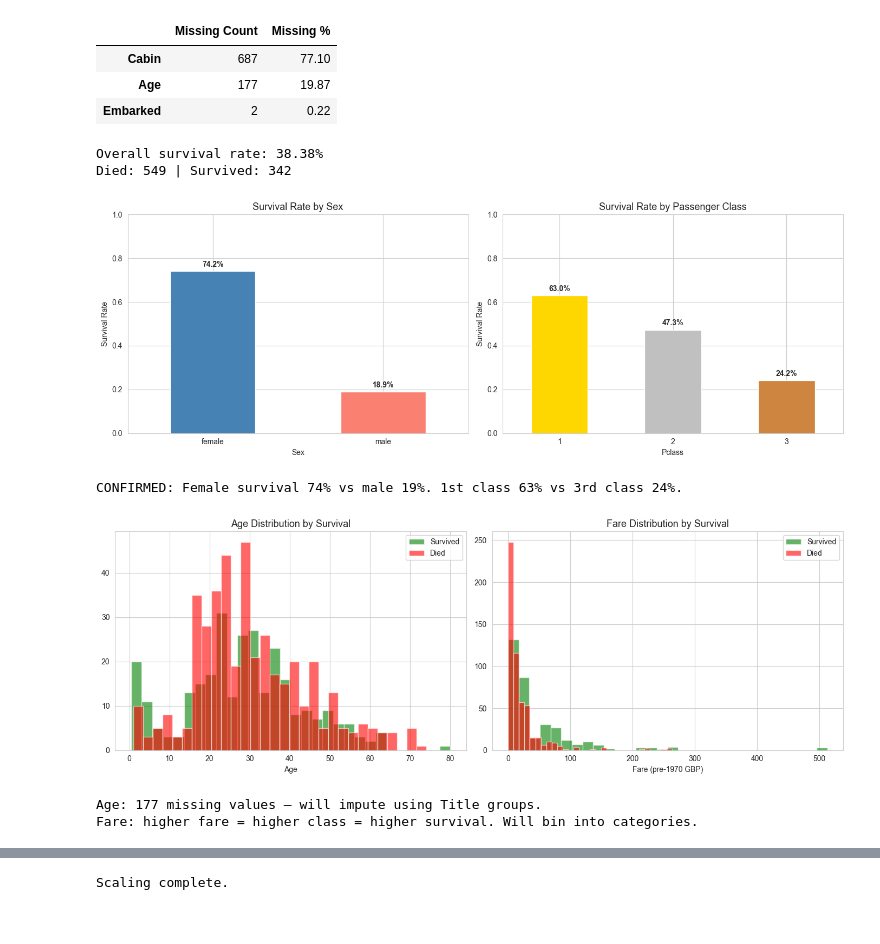
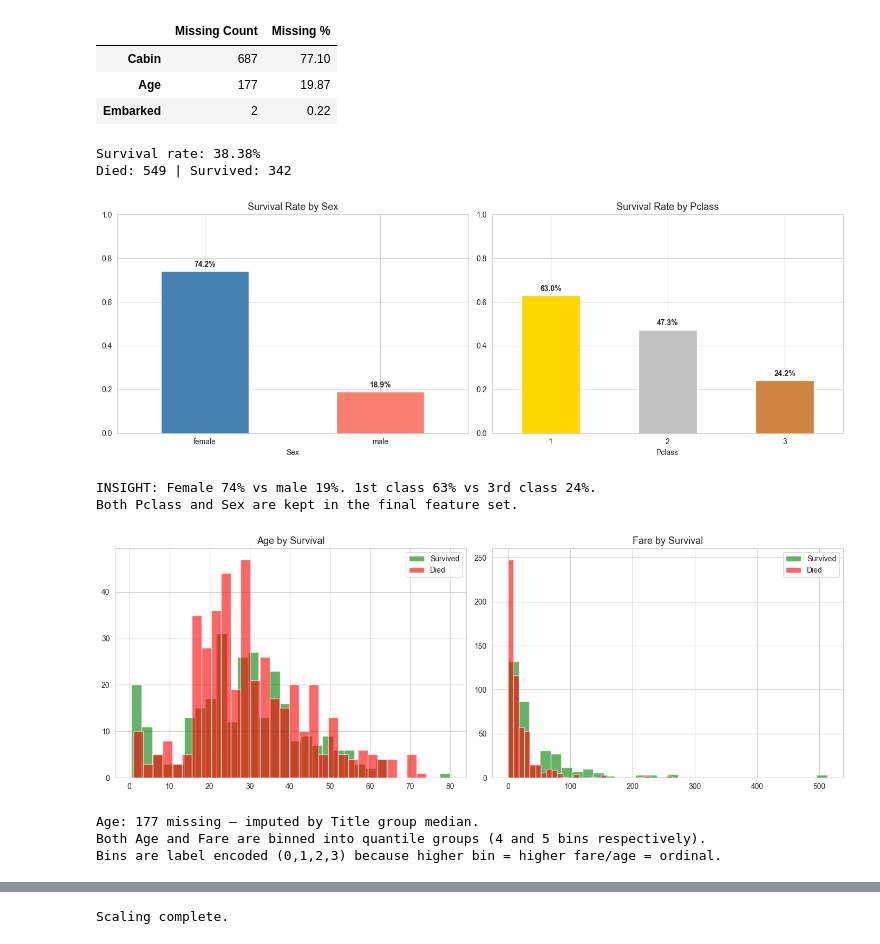
Before and after one commit to eloquenttbota/kaggle-titanic, a Jupyter notebook: notebook/EDA.ipynb, the cells around one changed output, grey strips where cells are left out. Cells and saved outputs as stored; diff of their text form; code cells hidden in the pictures.

```diff
--- a/notebook/EDA.ipynb
+++ b/notebook/EDA.ipynb
@@ -124,62 +125,58 @@ pd.DataFrame({'Missing Count': missing, 'Missing %': missing_pct})[missing > 0]
 | Age | 177 | 19.87 |
 | Embarked | 2 | 0.22 |
 # %%
-# Overall survival rate
-print(f"Overall survival rate: {train_df['Survived'].mean():.2%}")
+print(f"Survival rate: {train_df['Survived'].mean():.2%}")
 print(f"Died: {(train_df['Survived']==0).sum()} | Survived: {(train_df['Survived']==1).sum()}")
 # %% [output]
-Overall survival rate: 38.38%
+Survival rate: 38.38%
 Died: 549 | Survived: 342
 # %%
-# HYPOTHESIS 1: Women and children survived more (historical 'women and children first' protocol)
-# HYPOTHESIS 2: 1st class passengers had better access to lifeboats
+# Sex and Pclass — two of the strongest features
 fig, axes = plt.subplots(1, 2, figsize=(14, 5))
 
 sex_surv = train_df.groupby('Sex')['Survived'].mean()
-sex_surv.plot(kind='bar', ax=axes[0], color=['steelblue', 'salmon'], rot=0)
+sex_surv.plot(kind='bar', ax=axes[0], color=['steelblue','salmon'], rot=0)
 axes[0].set_title('Survival Rate by Sex', fontsize=13)
-axes[0].set_ylabel('Survival Rate')
 axes[0].set_ylim(0, 1)
 for i, v in enumerate(sex_surv):
-    axes[0].text(i, v + 0.02, f'{v:.1%}', ha='center', fontweight='bold')
+    axes[0].text(i, v+0.02, f'{v:.1%}', ha='center', fontweight='bold')
 
 pclass_surv = train_df.groupby('Pclass')['Survived'].mean()
-pclass_surv.plot(kind='bar', ax=axes[1], color=['gold', 'silver', 'peru'], rot=0)
-axes[1].set_title('Survival Rate by Passenger Class', fontsize=13)
-axes[1].set_ylabel('Survival Rate')
+pclass_surv.plot(kind='bar', ax=axes[1], color=['gold','silver','peru'], rot=0)
+axes[1].set_title('Survival Rate by Pclass', fontsize=13)
 axes[1].set_ylim(0, 1)
 for i, v in enumerate(pclass_surv):
-    axes[1].text(i, v + 0.02, f'{v:.1%}', ha='center', fontweight='bold')
+    axes[1].text(i, v+0.02, f'{v:.1%}', ha='center', fontweight='bold')
 
 plt.tight_layout()
 plt.show()
-print('CONFIRMED: Female survival 74% vs male 19%. 1st class 63% vs 3rd class 24%.')
+print('INSIGHT: Female 74% vs male 19%. 1st class 63% vs 3rd class 24%.')
+print('Both Pclass and Sex are kept in the final feature set.')
 # %% [output]
-[figure, old version]
+[figure, new version]
-CONFIRMED: Female survival 74% vs male 19%. 1st class 63% vs 3rd class 24%.
+INSIGHT: Female 74% vs male 19%. 1st class 63% vs 3rd class 24%.
+Both Pclass and Sex are kept in the final feature set.
 # %%
-# Age and Fare distributions
+# Age and Fare
 fig, axes = plt.subplots(1, 2, figsize=(14, 5))
-
-for label, color in [(1, 'green'), (0, 'red')]:
+for label, color in [(1,'green'),(0,'red')]:
+    lbl = 'Survived' if label else 'Died'
     train_df[train_df['Survived']==label]['Age'].dropna().hist(
-        ax=axes[0], bins=30, alpha=0.6, color=color, label='Survived' if label else 'Died')
+        ax=axes[0], bins=30, alpha=0.6, color=color, label=lbl)
     train_df[train_df['Survived']==label]['Fare'].hist(
-        ax=axes[1], bins=30, alpha=0.6, color=color, label='Survived' if label else 'Died')
-
-axes[0].set_title('Age Distribution by Survival', fontsize=13)
-axes[0].set_xlabel('Age')
+        ax=axes[1], bins=30, alpha=0.6, color=color, label=lbl)
+axes[0].set_title('Age by Survival', fontsize=13)
 axes[0].legend()
-axes[1].set_title('Fare Distribution by Survival', fontsize=13)
-axes[1].set_xlabel('Fare (pre-1970 GBP)')
+axes[1].set_title('Fare by Survival', fontsize=13)
 axes[1].legend()
-
 plt.tight_layout()
 plt.show()
-print(f'Age: {train_df["Age"].isnull().sum()} missing values — will impute using Title groups.')
-print('Fare: higher fare = higher class = higher survival. Will bin into categories.')
+print(f'Age: {train_df["Age"].isnull().sum()} missing — imputed by Title group median.')
+print('Both Age and Fare are binned into quantile groups (4 and 5 bins respectively).')
+print('Bins are label encoded (0,1,2,3) because higher bin = higher fare/age = ordinal.')
 # %% [output]
-[figure, old version]
+[figure, new version]
-Age: 177 missing values — will impute using Title groups.
-Fare: higher fare = higher class = higher survival. Will bin into categories.
+Age: 177 missing — imputed by Title group median.
+Both Age and Fare are binned into quantile groups (4 and 5 bins respectively).
+Bins are label encoded (0,1,2,3) because higher bin = higher fare/age = ordinal.
 # %%
```
Also changed, not shown: parts of 40 cells of this notebook, 10 other files.
